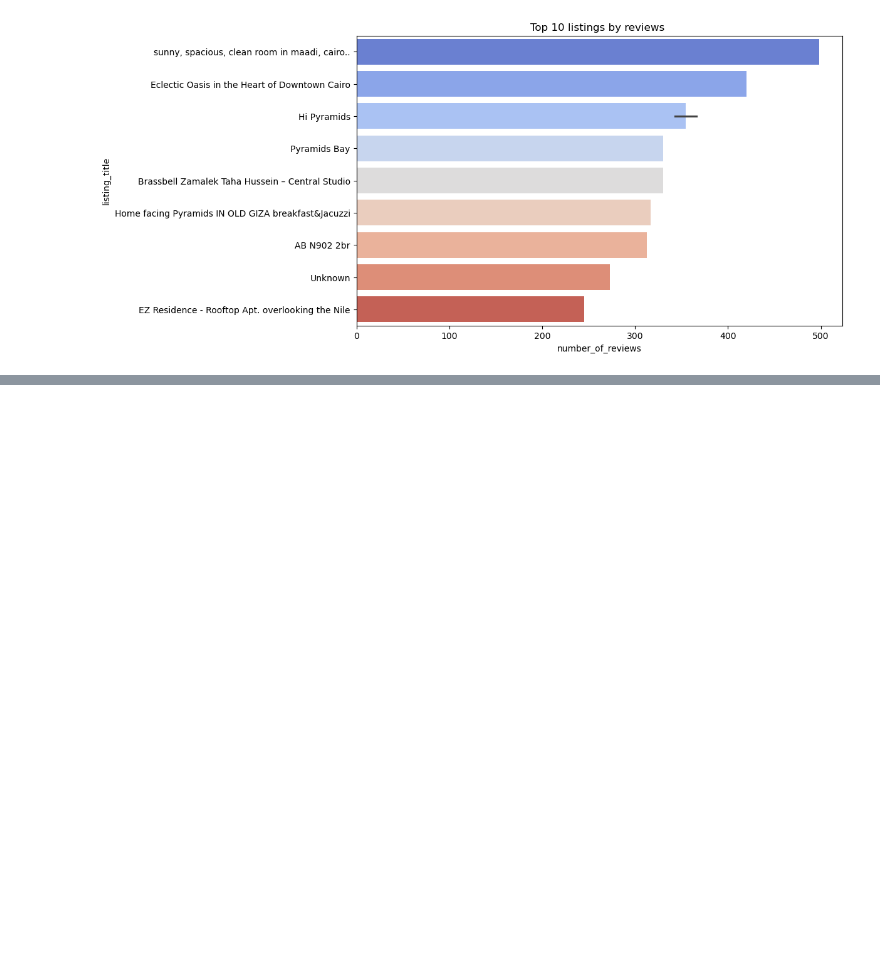
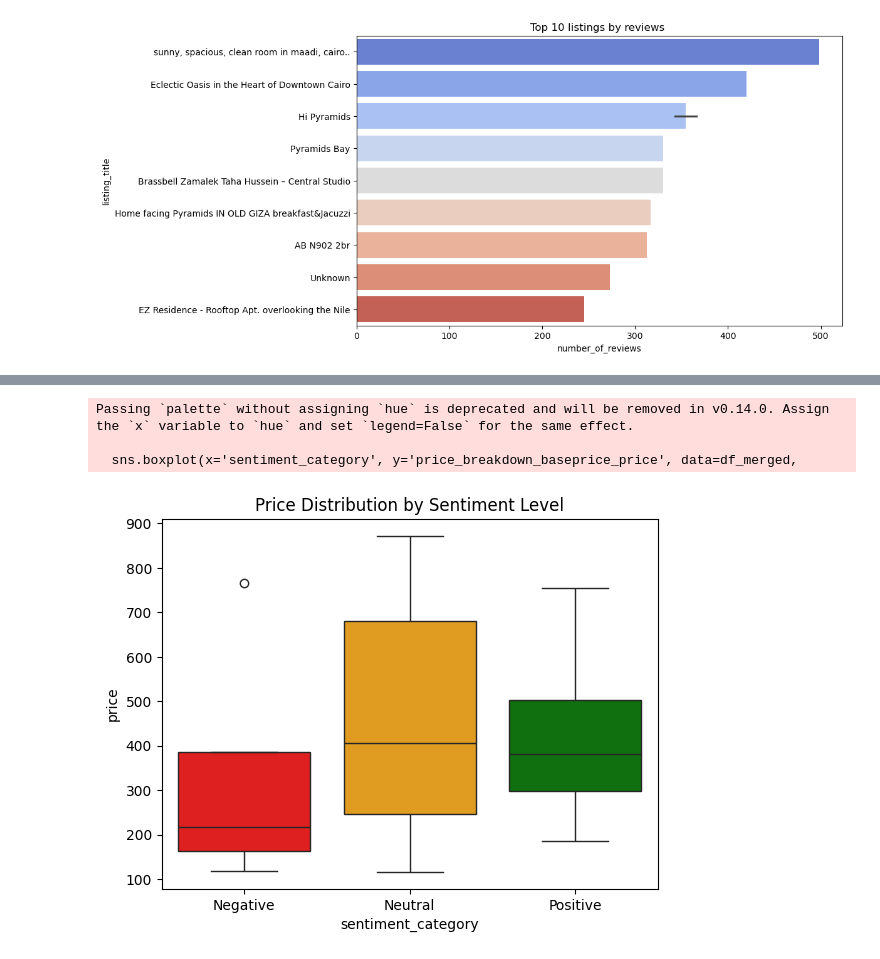
Before and after one commit to Mennaa-Ayman/Airbnb-Data-Analytics, a Jupyter notebook: Analysis/Rental-Feature-Analysis.ipynb, the cells around one changed output, grey strips where cells are left out. Saved outputs shown, nothing was run; the diff lists cells and outputs as text; code cells hidden in the pictures; blank space fills up the shorter version.

Commit message:
AddingAvgSentimentFeature
Co-authored-by: Copilot <copilot@github.com>

```diff
--- a/Analysis/Rental-Feature-Analysis.ipynb
+++ b/Analysis/Rental-Feature-Analysis.ipynb
@@ -120,0 +117,4 @@ Passing `palette` without assigning `hue` is deprecated and will be removed in v
+# %%
+import pandas as pd
+df_merged = pd.read_csv('../Data/clean/correlation_analysis.csv')
+df_merged.head()
@@ -120,0 +128,20 @@ Passing `palette` without assigning `hue` is deprecated and will be removed in v
+# %%
+# Recreate sentiment_category column
+df_merged['sentiment_category'] = pd.cut(df_merged['avg_sentiment_score'],
+                                          bins=3,
+                                          labels=['Negative', 'Neutral', 'Positive'])
+
+# Now plot
+sns.boxplot(x='sentiment_category', y='price_breakdown_baseprice_price', data=df_merged,
+            order=['Negative', 'Neutral', 'Positive'],
+            palette=['red','orange','green'])
+plt.title('Price Distribution by Sentiment Level')
+plt.xlabel("sentiment_category")
+plt.ylabel("price")
+plt.savefig("../Plots/sentiment_price.png")
+plt.show()
+# %% [output]
+Passing `palette` without assigning `hue` is deprecated and will be removed in v0.14.0. Assign the `x` variable to `hue` and set `legend=False` for the same effect.
+
+  sns.boxplot(x='sentiment_category', y='price_breakdown_baseprice_price', data=df_merged,
+[figure, added]
```
Also changed, not shown: parts of 11 cells of this notebook, 3 other files.
